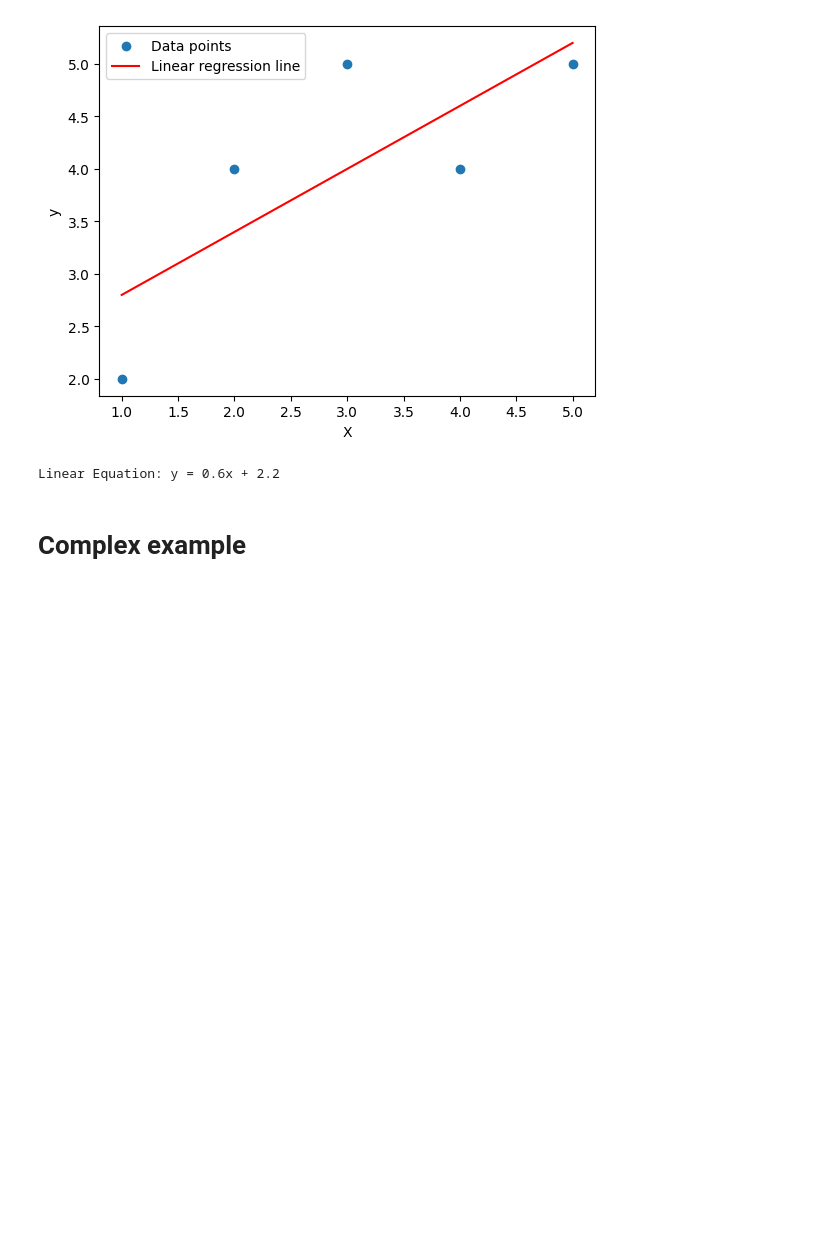
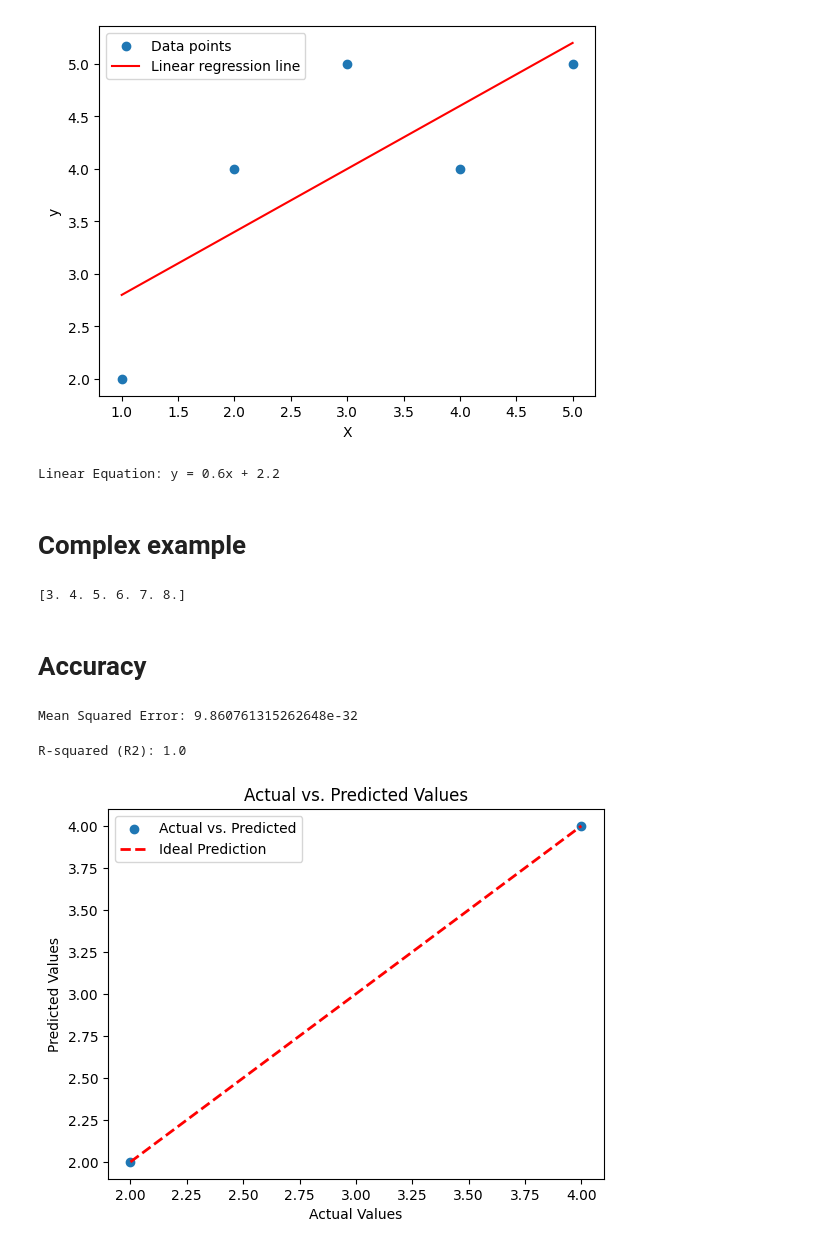
Before and after one commit to GOR-OM/ML, a Jupyter notebook: basic(01).ipynb, the cells around one changed output. Drawn from its saved outputs; the diff is of its cells as text; code cells hidden in the pictures; blank space fills up the shorter version.

Commit message:
leane how to find accuracy

```diff
--- a/basic(01).ipynb
+++ b/basic(01).ipynb
@@ -38,0 +45,8 @@ Linear Equation: y = 0.6x + 2.2
+# %%
+C = np.array([2, 3, 4, 5, 6, 7]).reshape(-1, 1)
+y_pred = model.predict(C)
+print(y_pred)
+# %% [output]
+[3. 4. 5. 6. 7. 8.]
+# %% [markdown]
+# Accuracy
@@ -38,0 +55,42 @@ Linear Equation: y = 0.6x + 2.2
+# %%
+# Calculate Mean Squared Error (MSE)
+mse = mean_squared_error(Y, model.predict(X))
+print("Mean Squared Error:", mse)
+# %% [output]
+Mean Squared Error: 9.860761315262648e-32
+# %%
+# Calculate R-squared (R2)
+r2 = r2_score(Y, model.predict(X))
+print("R-squared (R2):", r2)
+# %% [output]
+R-squared (R2): 1.0
+# %%
+import numpy as np
+from sklearn.linear_model import LinearRegression
+import matplotlib.pyplot as plt
+
+# Given data
+X = np.array([1, 3]).reshape(-1, 1)
+Y = np.array([2, 4])
+model = LinearRegression()
+model.fit(X, Y)
+
+# Values of C
+C = np.array([2, 3, 4, 5, 6, 7]).reshape(-1, 1)
+
+# Predict Y values for C
+y_pred = model.predict(C)
+
+# Create a scatter plot of actual vs. predicted values
+plt.scatter(Y, model.predict(X), label="Actual vs. Predicted")
+plt.xlabel("Actual Values")
+plt.ylabel("Predicted Values")
+
+# Add a 45-degree reference line (ideal prediction)
+plt.plot([min(Y), max(Y)], [min(Y), max(Y)], color='red', linestyle='--', linewidth=2, label="Ideal Prediction")
+
+plt.legend()
+plt.title("Actual vs. Predicted Values")
+plt.show()
+# %% [output]
+[figure, added]
```
Also changed, not shown: parts of 2 cells of this notebook.
